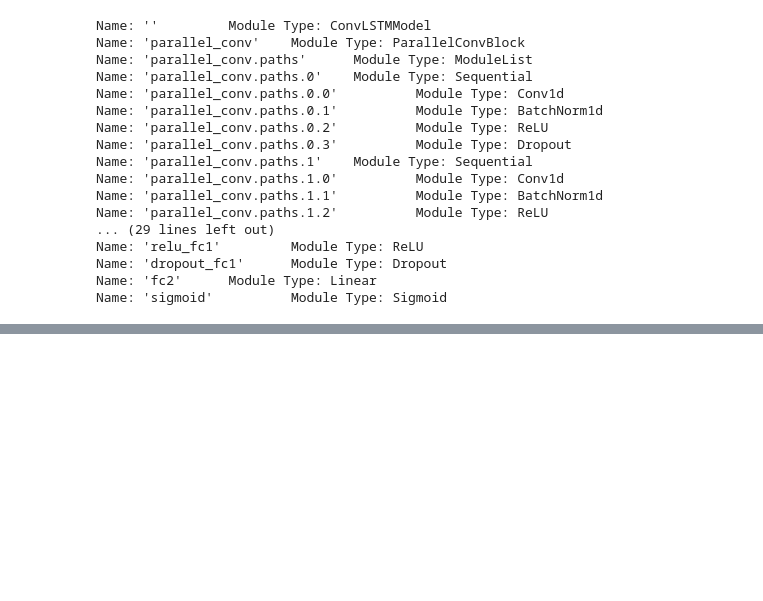
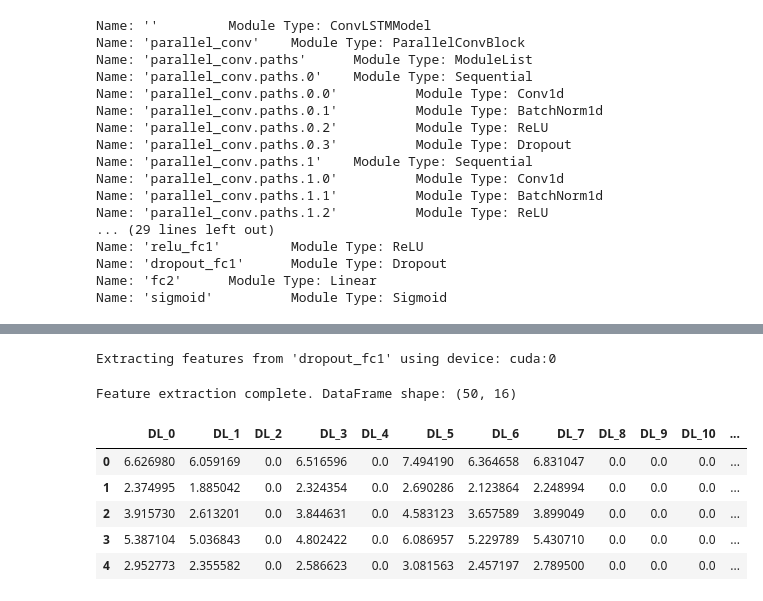
Before and after one commit to Vaseekaran-V/FYP_MSc, a Jupyter notebook: src/deep_learning/experiment_25-main.ipynb, the cells around one changed output, grey strips where cells are left out. Saved outputs shown, nothing was run; the diff lists cells and outputs as text; code cells hidden in the pictures; blank space fills up the shorter version.

```diff
--- a/src/deep_learning/experiment_25-main.ipynb
+++ b/src/deep_learning/experiment_25-main.ipynb
@@ -546,0 +683,17 @@ extracted_df.head()
+# %%
+sample_extracted_df = extract_features_with_hook_no_labels(
+    model,
+    target_layer_name,
+    sample_loader,
+    device
+)
+sample_extracted_df.head()
+# %% [output]
+Extracting features from 'dropout_fc1' using device: cuda:0
+Feature extraction complete. DataFrame shape: (50, 16)
+|  | DL_0 | DL_1 | DL_2 | DL_3 | DL_4 | DL_5 | DL_6 | DL_7 | DL_8 | DL_9 | DL_10 | ... |
+| 0 | 6.626980 | 6.059169 | 0.0 | 6.516596 | 0.0 | 7.494190 | 6.364658 | 6.831047 | 0.0 | 0.0 | 0.0 | ... |
+| 1 | 2.374995 | 1.885042 | 0.0 | 2.324354 | 0.0 | 2.690286 | 2.123864 | 2.248994 | 0.0 | 0.0 | 0.0 | ... |
+| 2 | 3.915730 | 2.613201 | 0.0 | 3.844631 | 0.0 | 4.583123 | 3.657589 | 3.899049 | 0.0 | 0.0 | 0.0 | ... |
+| 3 | 5.387104 | 5.036843 | 0.0 | 4.802422 | 0.0 | 6.086957 | 5.229789 | 5.430710 | 0.0 | 0.0 | 0.0 | ... |
+| 4 | 2.952773 | 2.355582 | 0.0 | 2.586623 | 0.0 | 3.081563 | 2.457197 | 2.789500 | 0.0 | 0.0 | 0.0 | ... |
```
Also changed, not shown: parts of 16 cells of this notebook, 4 other files.
